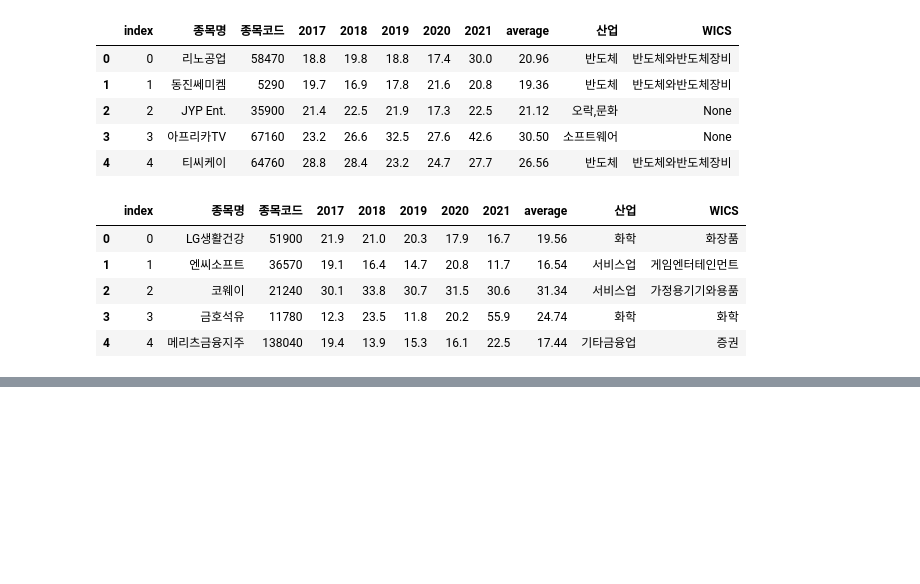
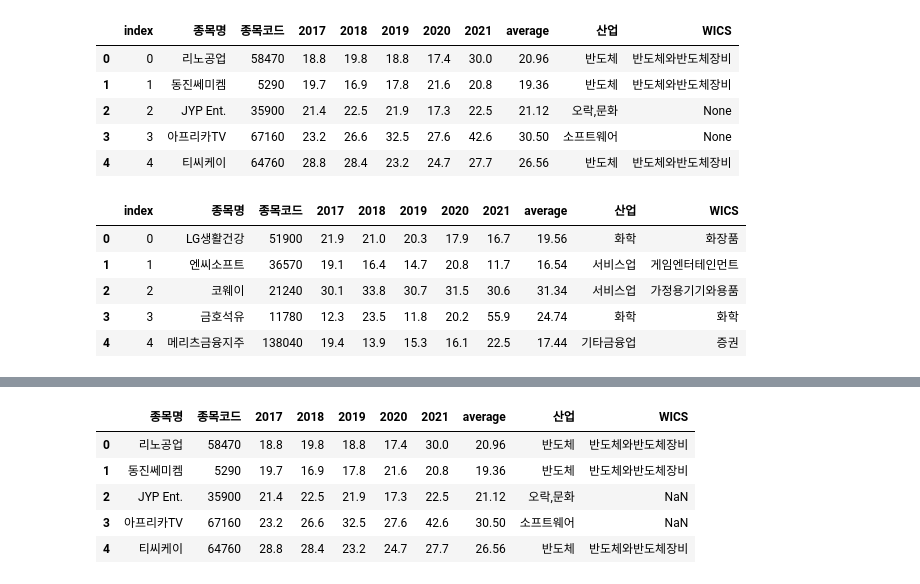
Before and after one commit to hk-project-team1/Munger, a Jupyter notebook: 2.데이터저장/MungerDatabase.ipynb, the cells around one changed output, grey strips where cells are left out. Cells and saved outputs as stored; diff of their text form; code cells hidden in the pictures; blank space fills up the shorter version.

```diff
--- a/2.데이터저장/MungerDatabase.ipynb
+++ b/2.데이터저장/MungerDatabase.ipynb
@@ -165,0 +193,10 @@ df11.head()
+# %%
+df10 = pd.read_excel("C:/Workspace/Munger/2.데이터저장/필수데이터/KosdaqROE.xlsx")
+df10.head()
+# %% [output]
+|  | 종목명 | 종목코드 | 2017 | 2018 | 2019 | 2020 | 2021 | average | 산업 | WICS |
+| 0 | 리노공업 | 58470 | 18.8 | 19.8 | 18.8 | 17.4 | 30.0 | 20.96 | 반도체 | 반도체와반도체장비 |
+| 1 | 동진쎄미켐 | 5290 | 19.7 | 16.9 | 17.8 | 21.6 | 20.8 | 19.36 | 반도체 | 반도체와반도체장비 |
+| 2 | JYP Ent. | 35900 | 21.4 | 22.5 | 21.9 | 17.3 | 22.5 | 21.12 | 오락,문화 | NaN |
+| 3 | 아프리카TV | 67160 | 23.2 | 26.6 | 32.5 | 27.6 | 42.6 | 30.50 | 소프트웨어 | NaN |
+| 4 | 티씨케이 | 64760 | 28.8 | 28.4 | 23.2 | 24.7 | 27.7 | 26.56 | 반도체 | 반도체와반도체장비 |
```
Also changed, not shown: parts of 6 cells of this notebook, 1 other file.
